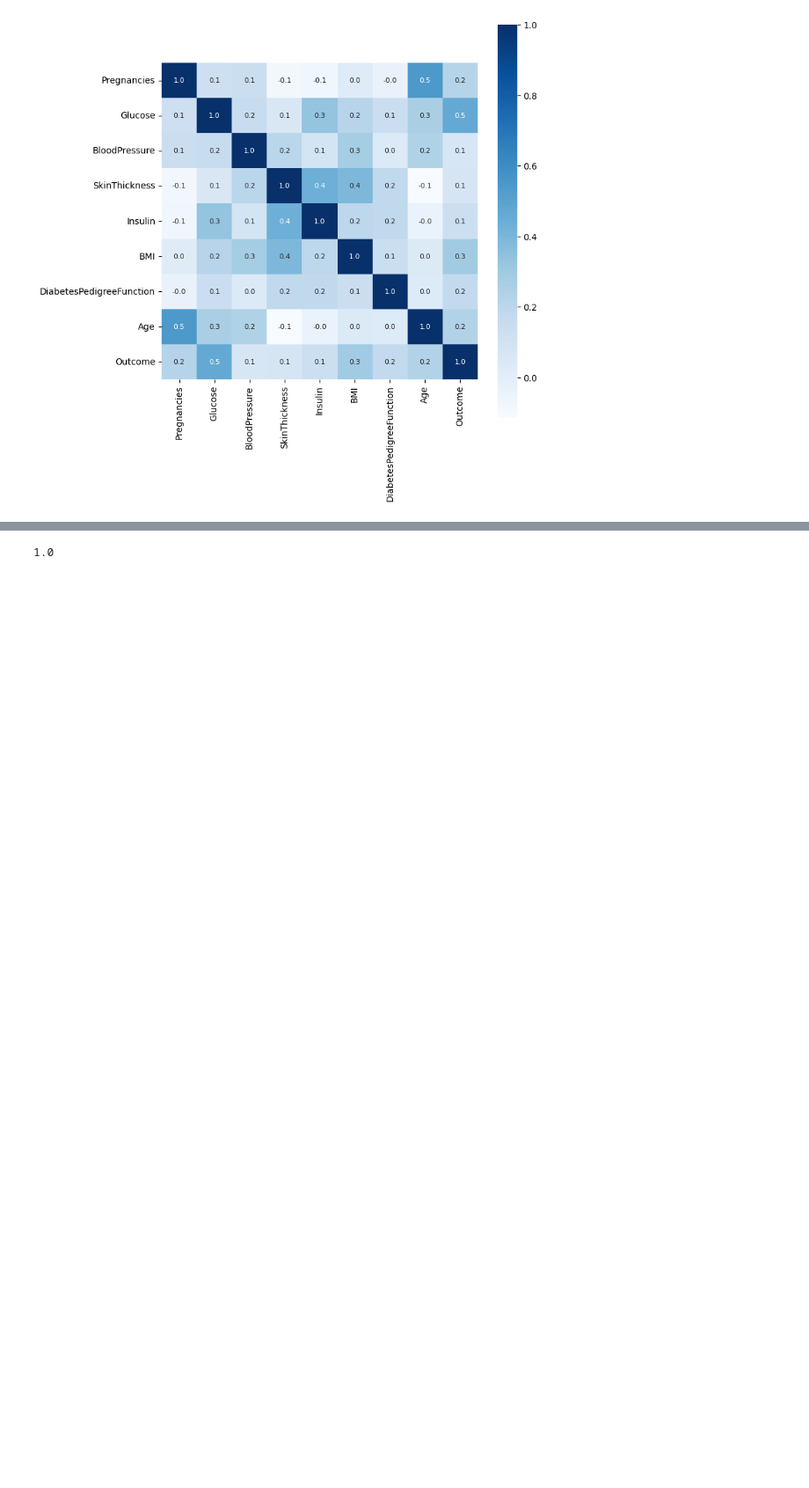
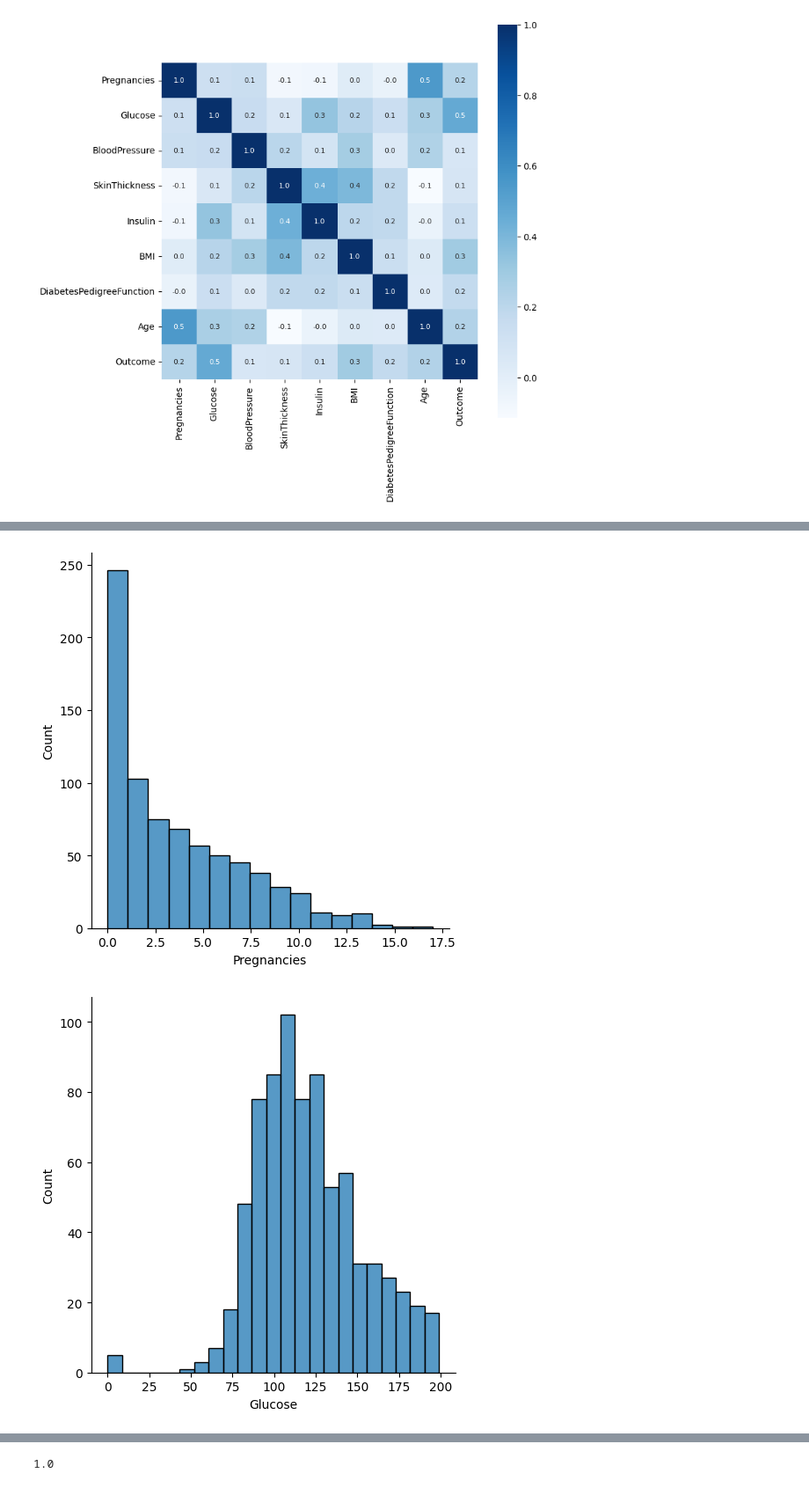
Before and after one commit to Xage0424/Diabetes-Prediction-ML, a Jupyter notebook: Simple_Diabetes_Prediction.ipynb, the cells around one changed output, grey strips where cells are left out. Shown at 88% size. Drawn from its saved outputs; the diff is of its cells as text; code cells hidden in the pictures; blank space fills up the shorter version.

```diff
--- a/Simple_Diabetes_Prediction.ipynb
+++ b/Simple_Diabetes_Prediction.ipynb
@@ -90,0 +113,7 @@ plt.show()
+# %%
+#Visualizing the distributions of each feature
+for column in diabetes_data:
+  sns.displot(x=column, data=diabetes_data)
+# %% [output]
+[figure, added]
+[figure, added]
```
Also changed, not shown: parts of 21 cells of this notebook.
